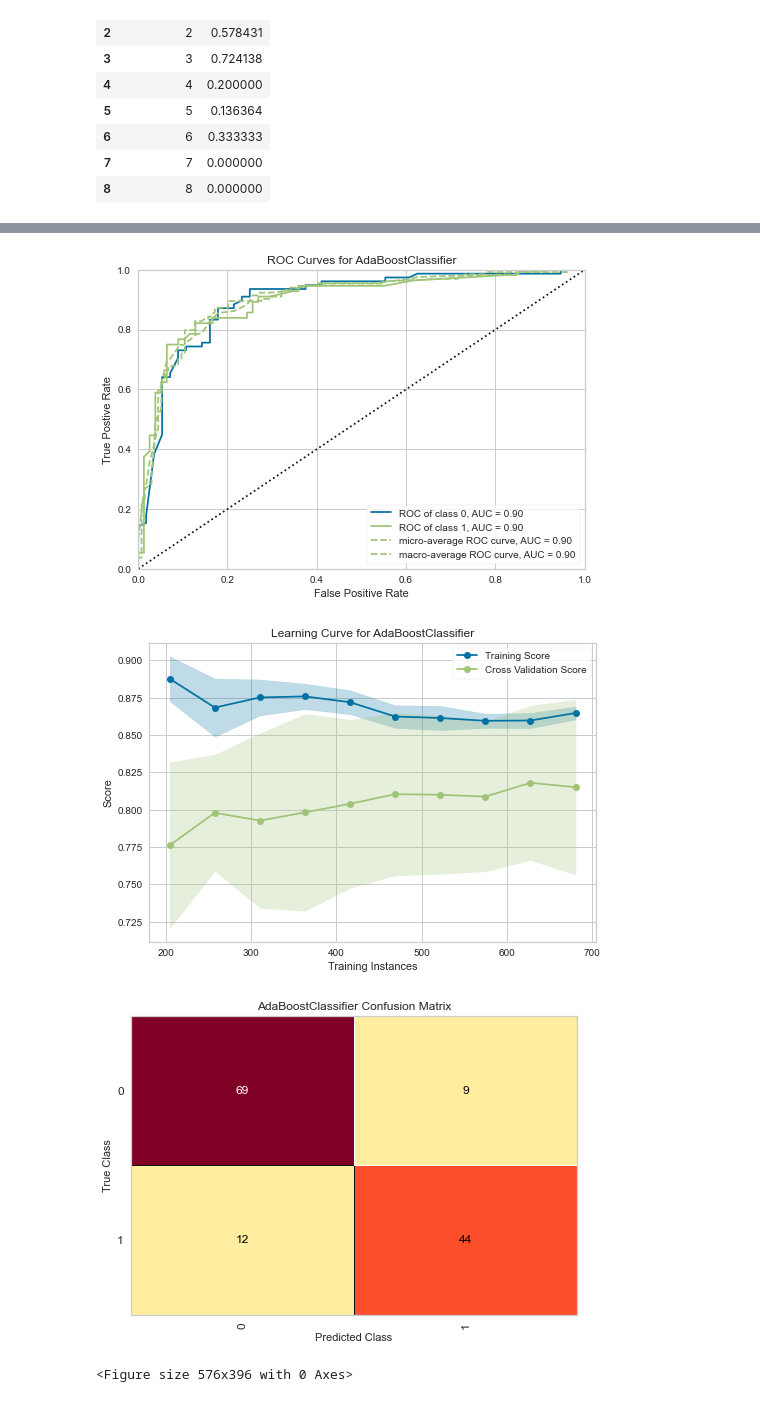
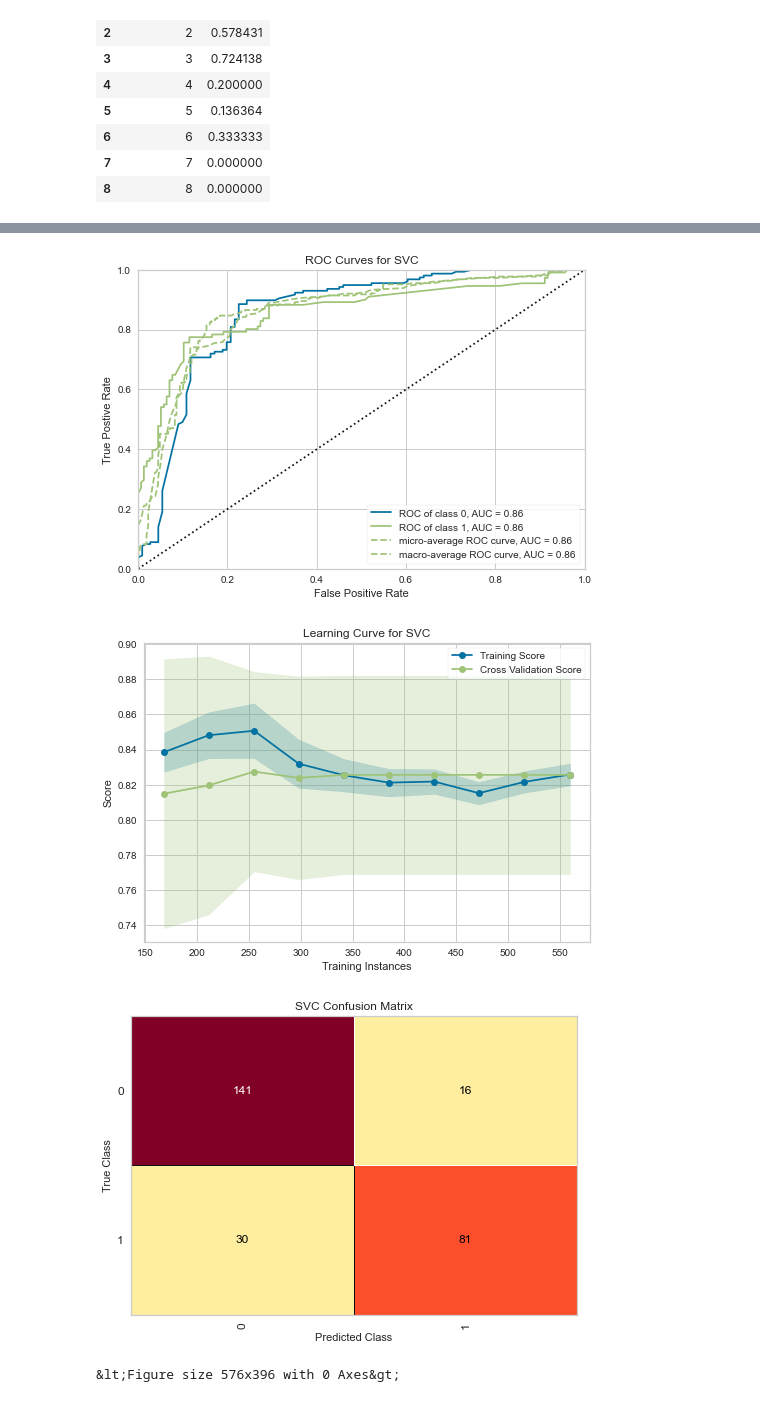
Before and after one commit to R-I-Wheeler/Machine-Learning-Titanic-Tutorial, a Jupyter notebook: Titanic_New_V2.ipynb, the cells around one changed output, grey strips where cells are left out. Saved outputs shown, nothing was run; the diff lists cells and outputs as text; code cells hidden in the pictures.

Commit message:
Model Changes

```diff
--- a/Titanic_New_V2.ipynb
+++ b/Titanic_New_V2.ipynb
@@ -294,7 +297,7 @@ all_data_WithoutAge = all_data_age[pd.isnull(all_data_age['Age'])]
 # %%
 from sklearn.ensemble import RandomForestRegressor
 
-use_Arguments = ['Pclass', 'SibSp', 'Parch','Cabin','Title','FareBand']
+use_Arguments = ['Pclass_1', 'Pclass_3','SibSp', 'Parch','Cabin','FareBand', 'Title_Master', 'Title_Miss', 'Title_Mr', 'Title_Mrs', 'Embarked_S',]
 
 rfModel_age = RandomForestRegressor(random_state=42)
 
@@ -499,15 +503,15 @@ all_data.describe()
 # %%
-all_data['Pclass*Fare'] = all_data['Pclass'] * all_data['FareBand']
-all_data['Pclass*Age'] = all_data['Pclass'] * all_data['AgeBand']
-all_data['Title*Fare'] = all_data['Title'] * all_data['FareBand']
-all_data['Title*Age'] = all_data['Title'] * all_data['AgeBand']
-all_data['Title*Class'] = all_data['Title'] * all_data['Pclass']
-all_data['Embarked*Fare'] = all_data['Embarked'] * all_data['FareBand']
-all_data['Embarked*Class'] = all_data['Embarked'] * all_data['Pclass']
-all_data['Embarked*Age'] = all_data['Embarked'] * all_data['AgeBand']
-all_data['Embarked*Title'] = all_data['Embarked'] * all_data['Title']
+#all_data['Pclass*Fare'] = all_data['Pclass'] * all_data['FareBand']
+#all_data['Pclass*Age'] = all_data['Pclass'] * all_data['AgeBand']
+#all_data['Title*Fare'] = all_data['Title'] * all_data['FareBand']
+#all_data['Title*Age'] = all_data['Title'] * all_data['AgeBand']
+#all_data['Title*Class'] = all_data['Title'] * all_data['Pclass']
+#all_data['Embarked*Fare'] = all_data['Embarked'] * all_data['FareBand']
+#all_data['Embarked*Class'] = all_data['Embarked'] * all_data['Pclass']
+#all_data['Embarked*Age'] = all_data['Embarked'] * all_data['AgeBand']
+#all_data['Embarked*Title'] = all_data['Embarked'] * all_data['Title']
 
-all_data = pd.get_dummies(all_data, columns = ['Title', 'Embarked', 'Pclass'])
+#all_data = pd.get_dummies(all_data, columns = ['Title', 'Embarked', 'Pclass'])
 # %%
 corr_matrix = all_data.corr()
 
@@ -549,10 +553,6 @@ from sklearn.metrics import accuracy_score
 # %%
 from sklearn.preprocessing import StandardScaler
 from sklearn.preprocessing import MinMaxScaler
-
-PassengerIds = pd.DataFrame(test['PassengerId'])
-
-test.drop(['PassengerId'], axis=1, inplace=True)
 
 #Scale data
 #scaler = StandardScaler().fit(test)
@@ -573,7 +573,7 @@ imputed_train.columns = train.columns
 
 y = train.Survived
 
-imputed_train.drop(['PassengerId','Survived'], axis=1, inplace=True)
+imputed_train.drop(['Survived'], axis=1, inplace=True)
 
 X = imputed_train
 # %%
@@ -612,7 +612,7 @@ print(featureScores.nlargest(20,'Score'))  #print 10 best features
 #use_features = ['Title_2', 'Sex', 'Title_3', 'Title_1', 'SmallFamily', 'Pclass_3', 'FareBand', 'Embarked_0',
 #                'Embarked*Class', 'Title*Fare', 'IsAlone', 'LargeFamily', 'Pclass*Fare', 'Title*Class']
 
-train_X, val_X, train_y, val_y = train_test_split(X, y, random_state=42, test_size = 0.15)
+train_X, val_X, train_y, val_y = train_test_split(X, y, random_state=42, test_size = 0.3)
 # %%
 from sklearn.metrics import accuracy_score
 from sklearn.neighbors import KNeighborsClassifier, NearestCentroid
@@ -699,7 +699,7 @@ from yellowbrick.classifier import confusion_matrix
 classes = ["0", "1"]
 
 # Instantiate the classification model and visualizer
-model = AdaBoostClassifier(n_estimators=100, random_state=42)
+model = SVC(probability=True, gamma='auto')
 
 visualizer = ClassificationReport(model, classes=classes, support=True)
 
@@ -735,7 +735,7 @@ plt.tight_layout()
-[figure, old version]
+[figure, new version]
-[figure, old version]
+[figure, new version]
-[figure, old version]
+[figure, new version]
-<Figure size 576x396 with 0 Axes>
+&lt;Figure size 576x396 with 0 Axes&gt;
 # %%
 pred = visualizer.predict(val_X)
 print(classification_report(pred, val_y))
```
Also changed, not shown: parts of 49 cells of this notebook, 2 other files.
